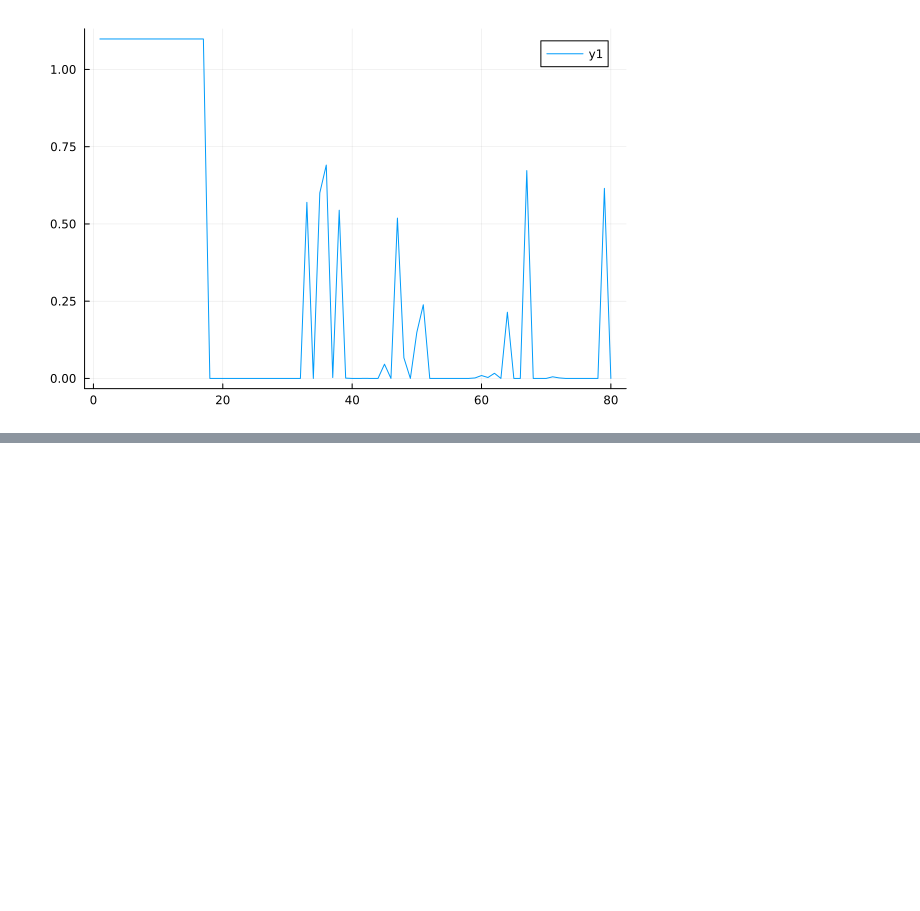
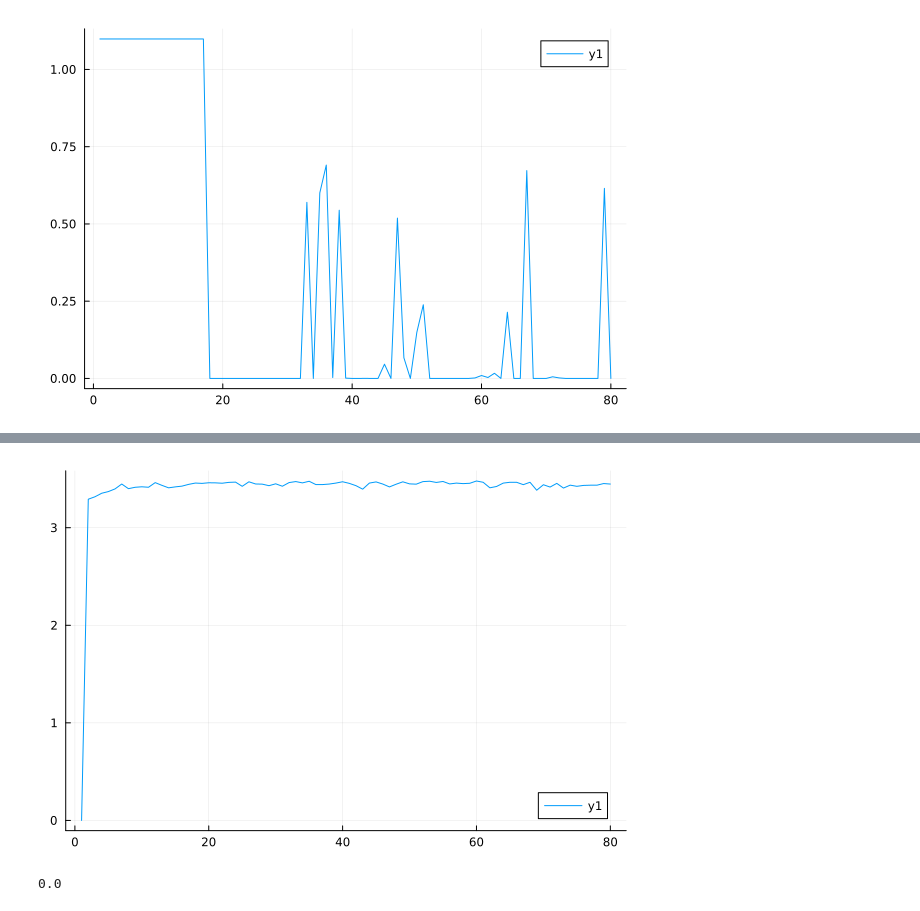
Before and after one commit to uditvarma/s3, a Jupyter notebook: helper_jl.ipynb, the cells around one changed output, grey strips where cells are left out. Cells and saved outputs as stored; diff of their text form; code cells hidden in the pictures; blank space fills up the shorter version.

```diff
--- a/helper_jl.ipynb
+++ b/helper_jl.ipynb
@@ -1807,0 +1816,2 @@ log(3)
+# %%
+data = npzread("/Users/uditvarma/Documents/s3_data/data_hcn/L8,T80.0,dt1.0,p0.0,dirZ,s0_hc.npy")
@@ -1807,0 +1836,5 @@ log(3)
+# %%
+using Plots
+plot(data)
+# %% [output]
+[figure, added]
@@ -1807,0 +1870,4 @@ log(3)
+# %%
+.0
+# %% [output]
+0.0
```
Also changed, not shown: parts of 14 cells of this notebook, 10 other files.
